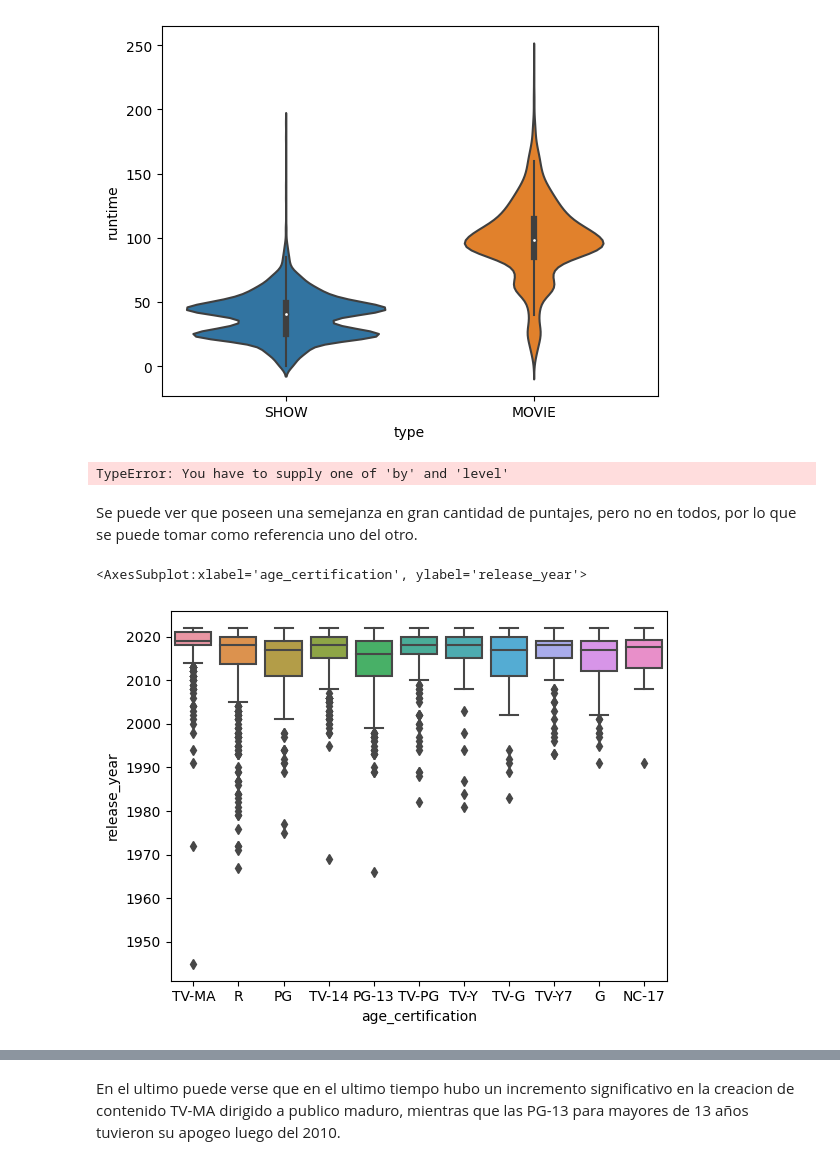
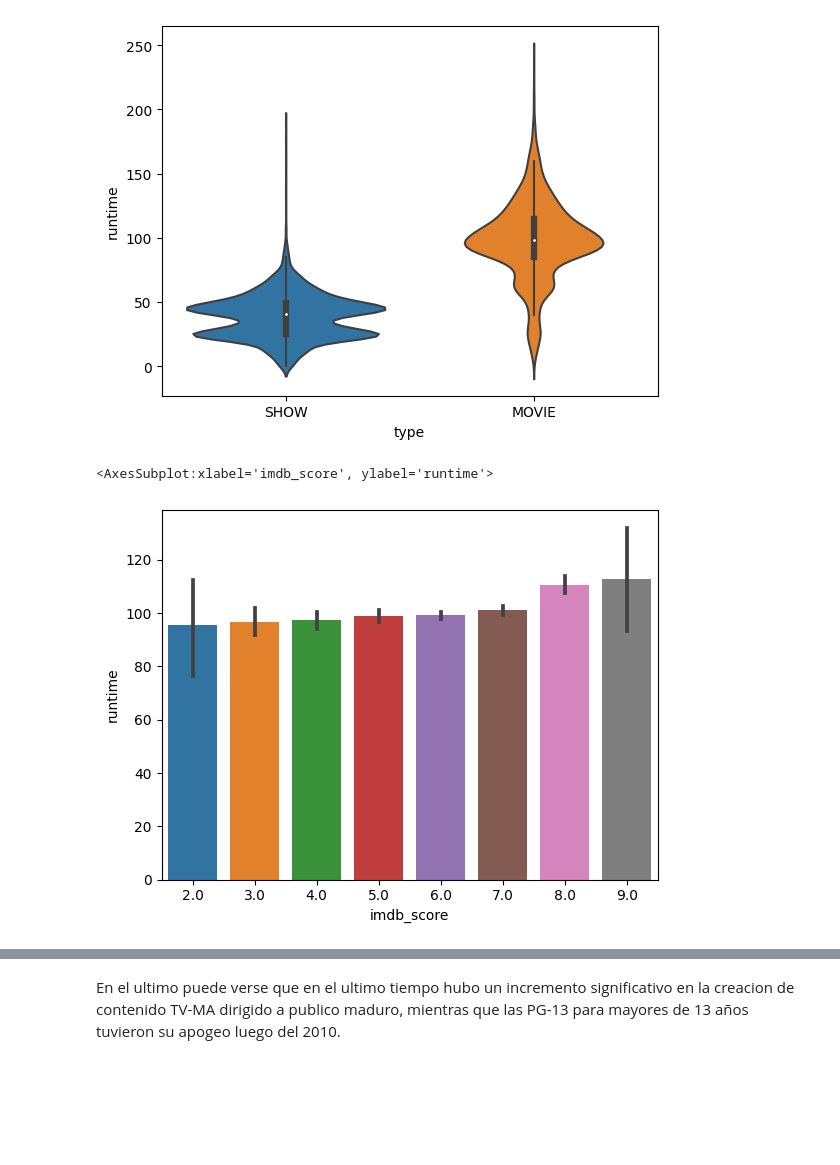
Before and after one commit to EzeSpk-Org/Proyecto_Final_Grupo3_DS29765, a Jupyter notebook: Analisis_Bivariado.ipynb, the cells around one changed output, grey strips where cells are left out. Saved outputs shown, nothing was run; the diff lists cells and outputs as text; code cells hidden in the pictures; blank space fills up the shorter version.

Commit message:
Actualización final análisis bivariado
Correcciones finales en Analisis bivariado

```diff
--- a/Analisis_Bivariado.ipynb
+++ b/Analisis_Bivariado.ipynb
@@ -33,37 +32,15 @@ sns.violinplot(x=df_titles['type'], y=df_titles['runtime'])
 # %% [output]
 <AxesSubplot:xlabel='type', ylabel='runtime'>
 [figure]
-# %%
-#Analisis de Puntaje tmdb vs Puntaje Imdb
-
-#Limpieza de columna generos
-generos = df_titles['genres']
-generos = generos.astype("string")
-generos = generos.str.replace("[","")
-generos = generos.str.replace(" ","")
-generos = generos.str.replace("]","")
-generos = generos.str.split(",",expand=True)
-#Agrego todos los generos en una sola columna, en el df original, peliculas con mas de un genero en esta columna
-generos_sumados = pd.Series("string")
-for col in generos:
-    generos_sumados = pd.concat([generos_sumados,generos[col]], ignore_index=True)
-#Quito los varoles nulos y datos incongruentes
-generos_sumados = generos_sumados.astype("string")
-generos_sumados.sort_values()
-generos_sumados = generos_sumados[generos_sumados != "<NA>"]
-generos_sumados = generos_sumados[generos_sumados != "string"]
-generos_sumados = generos_sumados[generos_sumados != ""]
-generos_sumados = generos_sumados.groupby()
-
-sns.heatmap(generos_sumados, df_titles['imdb_score'].mean())
-# %% [output]
-TypeError: You have to supply one of 'by' and 'level'
-# %% [markdown]
-Se puede ver que poseen una semejanza en gran cantidad de puntajes, pero no en todos, por lo que se puede tomar como referencia uno del otro.
-# %%
-#Analisis de certificacion por año.
-
-sns.boxplot(x=df_titles['age_certification'], y=df_titles['release_year'])
-# %% [output]
-<AxesSubplot:xlabel='age_certification', ylabel='release_year'>
-[figure, removed]
+# %%
+#Analisis de Puntaje imdb vs duracion en peliculas
+
+
+puntajes = df_titles.round({'imdb_score': 0, 'tmdb_score':0})
+
+peliculas = puntajes[puntajes['type'] =='MOVIE']
+
+sns.barplot(x='imdb_score', y='runtime', data=peliculas)
+# %% [output]
+<AxesSubplot:xlabel='imdb_score', ylabel='runtime'>
+[figure, added]
```
Also changed, not shown: parts of 5 cells of this notebook.
